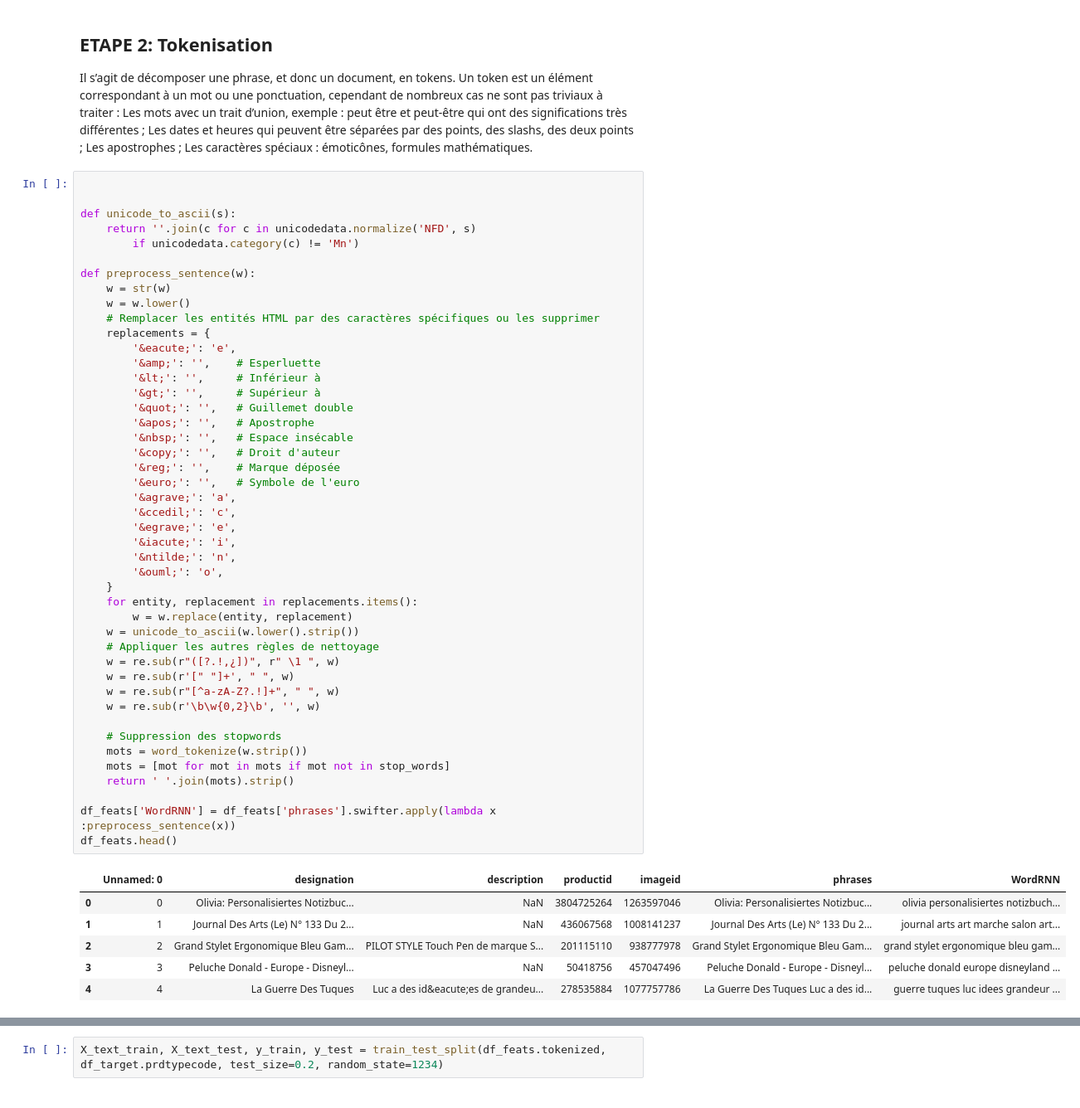
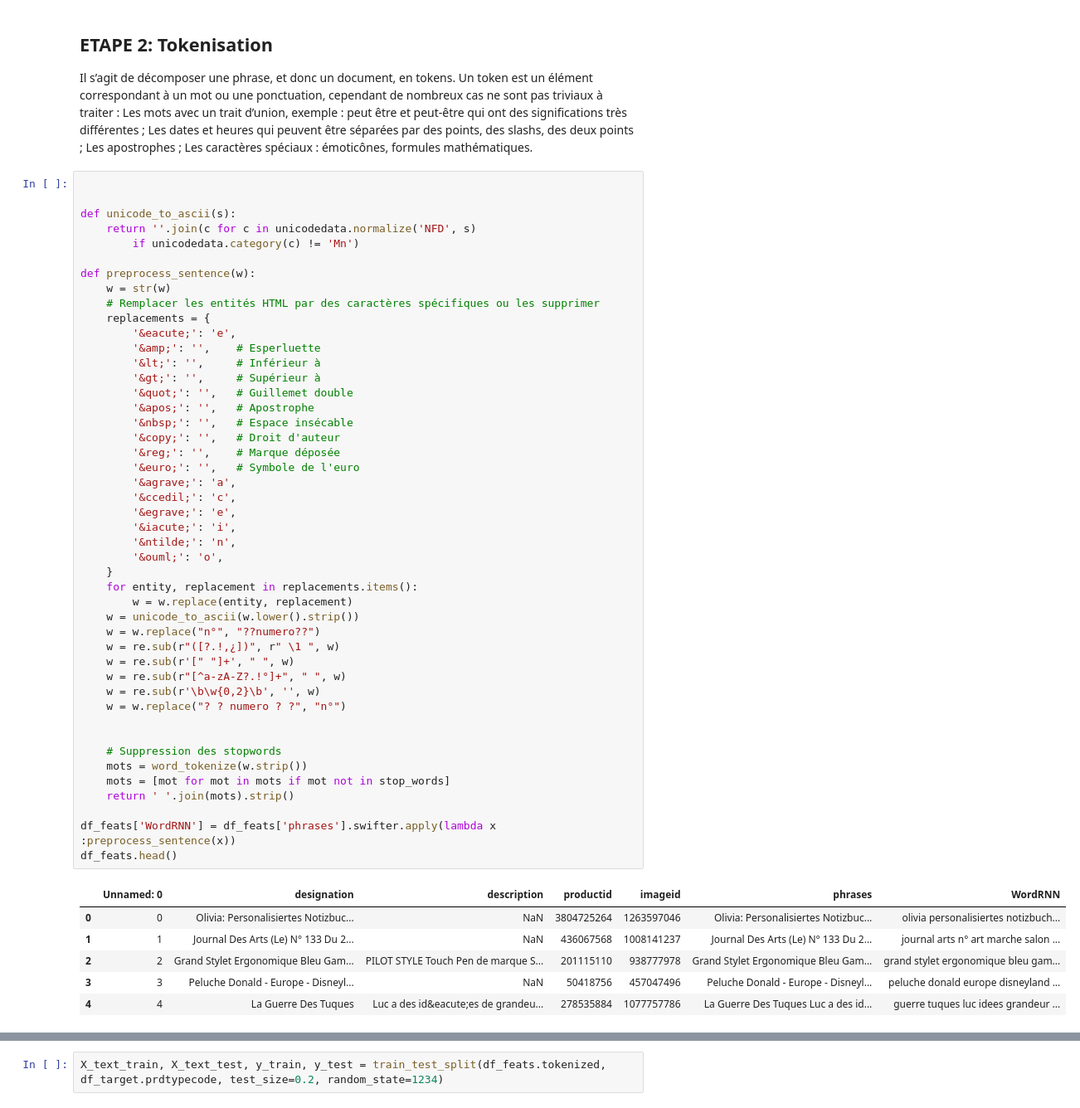
Before and after one commit to ManDes71/Rakuten_Text_Classification_TensorFlow, a Jupyter notebook: notebooks/Modele_RNN_03.ipynb, the cells around one changed output, grey strips where cells are left out. Shown at 83% size. Cells and saved outputs as stored; diff of their text form.

```diff
--- a/notebooks/Modele_RNN_03.ipynb
+++ b/notebooks/Modele_RNN_03.ipynb
@@ -215,7 +215,6 @@ def unicode_to_ascii(s):
 
 def preprocess_sentence(w):
     w = str(w)
-    w = w.lower()
     # Remplacer les entités HTML par des caractères spécifiques ou les supprimer
     replacements = {
         '&eacute;': 'e',
@@ -225,36 +224,38 @@ def preprocess_sentence(w):
         '&quot;': '',   # Guillemet double
         '&apos;': '',   # Apostrophe
         '&nbsp;': '',   # Espace insécable
         '&copy;': '',   # Droit d'auteur
         '&reg;': '',    # Marque déposée
         '&euro;': '',   # Symbole de l'euro
         '&agrave;': 'a',
         '&ccedil;': 'c',
         '&egrave;': 'e',
         '&iacute;': 'i',
         '&ntilde;': 'n',
         '&ouml;': 'o',
     }
     for entity, replacement in replacements.items():
         w = w.replace(entity, replacement)
     w = unicode_to_ascii(w.lower().strip())
-    # Appliquer les autres règles de nettoyage
+    w = w.replace("n°", "??numero??")
     w = re.sub(r"([?.!,¿])", r" \1 ", w)
     w = re.sub(r'[" "]+', " ", w)
-    w = re.sub(r"[^a-zA-Z?.!]+", " ", w)
+    w = re.sub(r"[^a-zA-Z?.!°]+", " ", w)
     w = re.sub(r'\b\w{0,2}\b', '', w)
+    w = w.replace("? ? numero ? ?", "n°")
+
 
     # Suppression des stopwords
     mots = word_tokenize(w.strip())
     mots = [mot for mot in mots if mot not in stop_words]
     return ' '.join(mots).strip()
 
 df_feats['WordRNN'] = df_feats['phrases'].swifter.apply(lambda x :preprocess_sentence(x))
 df_feats.head()
 # %% [output]
 |  | Unnamed: 0 | designation | description | productid | imageid | phrases | WordRNN |
 | 0 | 0 | Olivia: Personalisiertes Notizbuc... | NaN | 3804725264 | 1263597046 | Olivia: Personalisiertes Notizbuc... | olivia personalisiertes notizbuch... |
-| 1 | 1 | Journal Des Arts (Le) N° 133 Du 2... | NaN | 436067568 | 1008141237 | Journal Des Arts (Le) N° 133 Du 2... | journal arts art marche salon art... |
+| 1 | 1 | Journal Des Arts (Le) N° 133 Du 2... | NaN | 436067568 | 1008141237 | Journal Des Arts (Le) N° 133 Du 2... | journal arts n° art marche salon ... |
 | 2 | 2 | Grand Stylet Ergonomique Bleu Gam... | PILOT STYLE Touch Pen de marque S... | 201115110 | 938777978 | Grand Stylet Ergonomique Bleu Gam... | grand stylet ergonomique bleu gam... |
 | 3 | 3 | Peluche Donald - Europe - Disneyl... | NaN | 50418756 | 457047496 | Peluche Donald - Europe - Disneyl... | peluche donald europe disneyland ... |
 | 4 | 4 | La Guerre Des Tuques | Luc a des id&eacute;es de grandeu... | 278535884 | 1077757786 | La Guerre Des Tuques Luc a des id... | guerre tuques luc idees grandeur ... |
```
Also changed, not shown: parts of 19 cells of this notebook.
